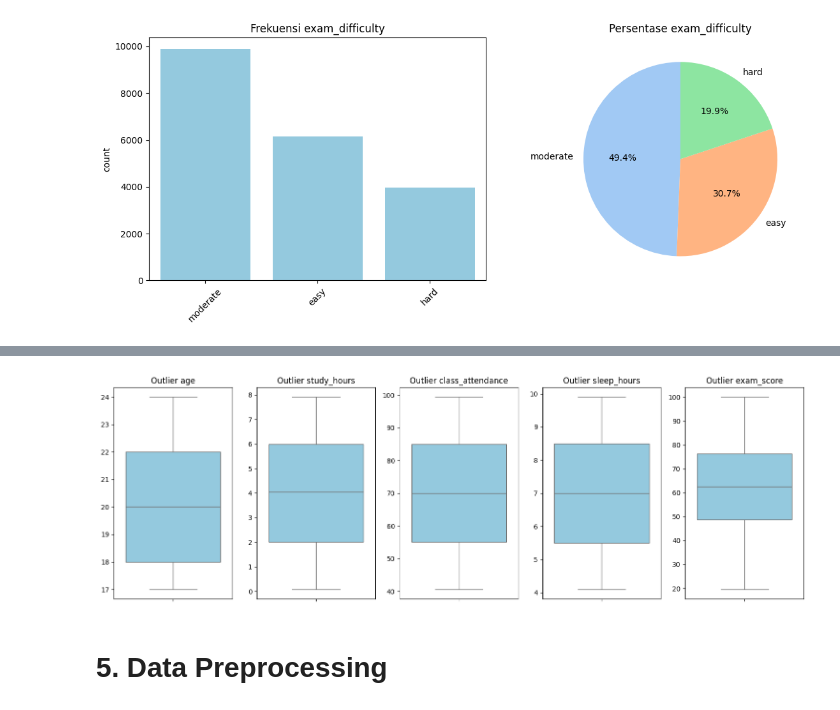
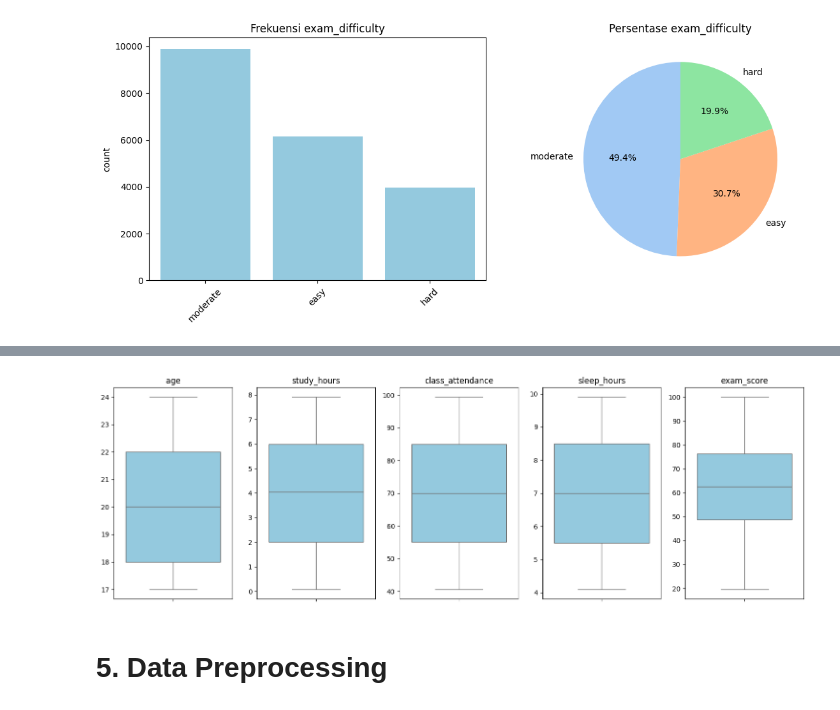
Before and after one commit to azureus0/Eksperimen_SML_Adi-Dwi-Pambudi, a Jupyter notebook: preprocessing/Eksperimen_Adi-Dwi-Pambudi.ipynb, the cells around one changed output, grey strips where cells are left out. Drawn from its saved outputs; the diff is of its cells as text; code cells hidden in the pictures.

```diff
--- a/preprocessing/Eksperimen_Adi-Dwi-Pambudi.ipynb
+++ b/preprocessing/Eksperimen_Adi-Dwi-Pambudi.ipynb
@@ -167,19 +153,19 @@ plt.show()
 # %%
 # Box Plot Outlier
 n = len(numerical_cols)
 
 plt.figure(figsize=(15, 5))
 
 for i, col in enumerate(numerical_cols, 1):
     plt.subplot(1, n, i)
     sns.boxplot(y=df[col], color='skyblue')
-    plt.title(f'Outlier {col}')
+    plt.title(f'{col}')
     plt.ylabel('')
 
 plt.tight_layout()
 plt.show()
 # %% [output]
-[figure, old version]
+[figure, new version]
 # %% [markdown]
 # **5. Data Preprocessing**
 # %% [markdown]
```
Also changed, not shown: parts of 12 cells of this notebook, 3 other files.
